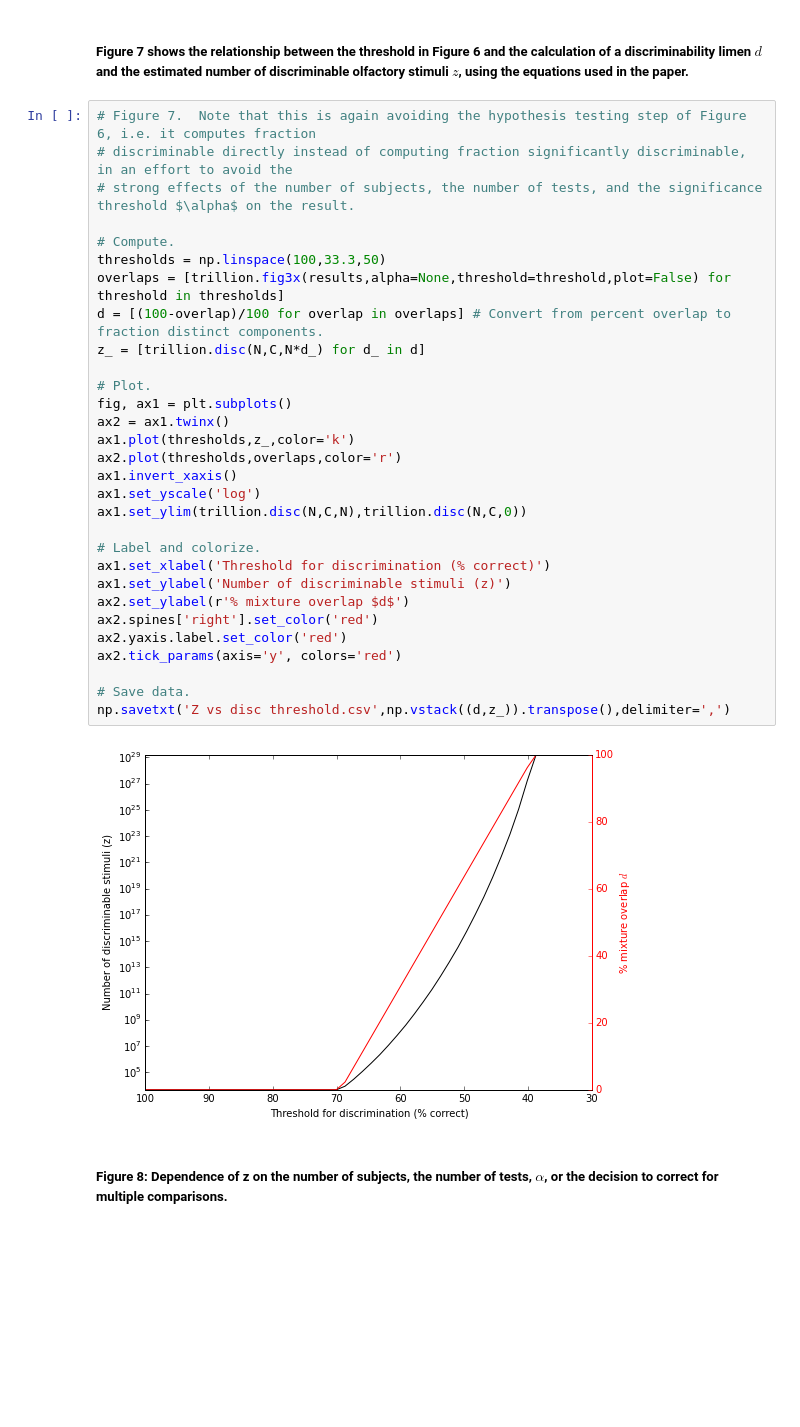
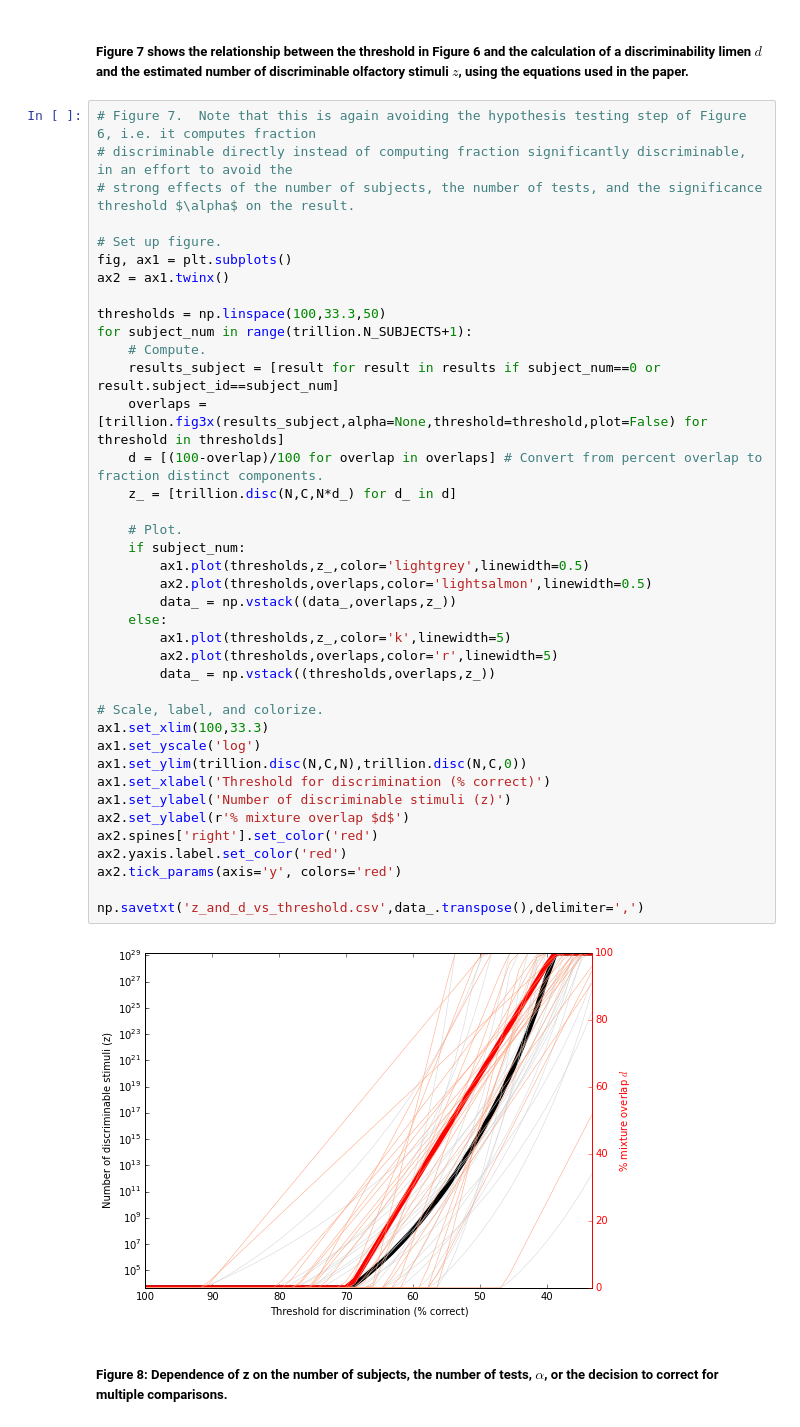
Before and after one commit to rgerkin/trillion, a Jupyter notebook: arxiv.ipynb, the cells around one changed output. Cells and saved outputs as stored; diff of their text form; blank space fills up the shorter version.

```diff
--- a/arxiv.ipynb
+++ b/arxiv.ipynb
@@ -189,35 +191,44 @@ Mixture overlap at which 50% of discriminations were successful is 63.75%
 # %%
 # Figure 7.  Note that this is again avoiding the hypothesis testing step of Figure 6, i.e. it computes fraction
 # discriminable directly instead of computing fraction significantly discriminable, in an effort to avoid the
 # strong effects of the number of subjects, the number of tests, and the significance threshold $\alpha$ on the result.
 
-# Compute.
-thresholds = np.linspace(100,33.3,50)
-overlaps = [trillion.fig3x(results,alpha=None,threshold=threshold,plot=False) for threshold in thresholds]
-d = [(100-overlap)/100 for overlap in overlaps] # Convert from percent overlap to fraction distinct components.
-z_ = [trillion.disc(N,C,N*d_) for d_ in d]
-
-# Plot.
+# Set up figure.
 fig, ax1 = plt.subplots()
 ax2 = ax1.twinx()
-ax1.plot(thresholds,z_,color='k')
-ax2.plot(thresholds,overlaps,color='r')
-ax1.invert_xaxis()
+
+thresholds = np.linspace(100,33.3,50)
+for subject_num in range(trillion.N_SUBJECTS+1):
+    # Compute.
+    results_subject = [result for result in results if subject_num==0 or result.subject_id==subject_num]
+    overlaps = [trillion.fig3x(results_subject,alpha=None,threshold=threshold,plot=False) for threshold in thresholds]
+    d = [(100-overlap)/100 for overlap in overlaps] # Convert from percent overlap to fraction distinct components.
+    z_ = [trillion.disc(N,C,N*d_) for d_ in d]
+
+    # Plot.
+    if subject_num:
+        ax1.plot(thresholds,z_,color='lightgrey',linewidth=0.5)
+        ax2.plot(thresholds,overlaps,color='lightsalmon',linewidth=0.5)
+        data_ = np.vstack((data_,overlaps,z_))
+    else:
+        ax1.plot(thresholds,z_,color='k',linewidth=5)
+        ax2.plot(thresholds,overlaps,color='r',linewidth=5)
+        data_ = np.vstack((thresholds,overlaps,z_))
+
+# Scale, label, and colorize.
+ax1.set_xlim(100,33.3)
 ax1.set_yscale('log')
 ax1.set_ylim(trillion.disc(N,C,N),trillion.disc(N,C,0))
-
-# Label and colorize.
 ax1.set_xlabel('Threshold for discrimination (% correct)')
 ax1.set_ylabel('Number of discriminable stimuli (z)')
 ax2.set_ylabel(r'% mixture overlap $d$')
 ax2.spines['right'].set_color('red')
 ax2.yaxis.label.set_color('red')
 ax2.tick_params(axis='y', colors='red')
 
-# Save data.
-np.savetxt('Z vs disc threshold.csv',np.vstack((d,z_)).transpose(),delimiter=',')
+np.savetxt('z_and_d_vs_threshold.csv',data_.transpose(),delimiter=',')
 # %% [output]
-[figure, old version]
+[figure, new version]
 # %% [markdown]
 ##### Figure 8: Dependence of z on the number of subjects, the number of tests, $\alpha$, or the decision to correct for multiple comparisons.
 # %%
```
Also changed, not shown: parts of 22 cells of this notebook, 9 other files.
